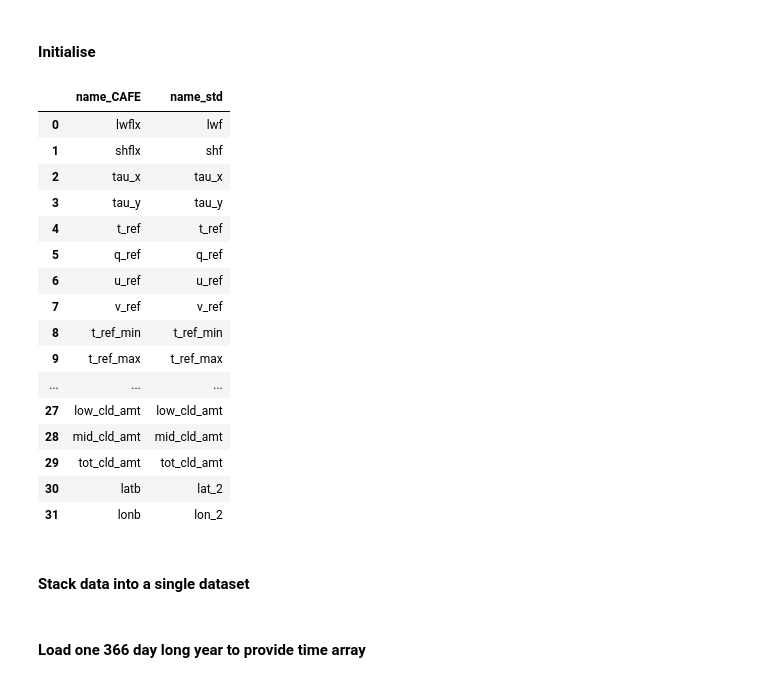
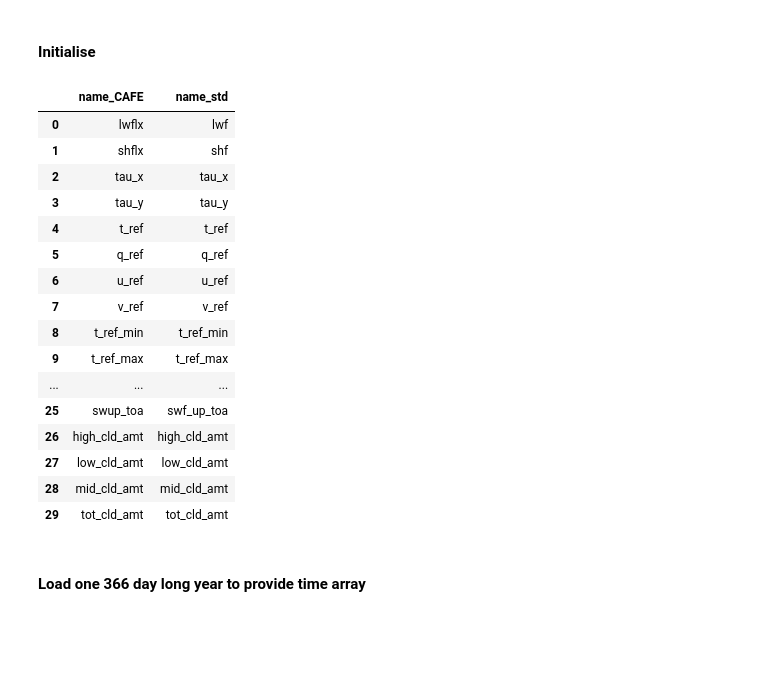
Before and after one commit to csiro-dcfp/doppyo, a Jupyter notebook: support/build_CAFE_fcst_v1_atmos_climatology.ipynb, the cells around one changed output. Cells and saved outputs as stored; diff of their text form; code cells hidden in the pictures; blank space fills up the shorter version.

```diff
--- a/support/build_CAFE_fcst_v1_atmos_climatology.ipynb
+++ b/support/build_CAFE_fcst_v1_atmos_climatology.ipynb
@@ -13,43 +13,41 @@ from ipywidgets import FloatProgress
 # %%
 # Location of forecast data -----
 fcst_folder = '/OSM/CBR/OA_DCFP/data/model_output/CAFE/forecasts/v1/'
 fcst_filename = 'atmos_daily*'
 fields = pd.DataFrame( \
         {'name_CAFE': ['lwflx', 'shflx', 'tau_x', 'tau_y', 't_ref', 'q_ref', 'u_ref', 'v_ref', 't_ref_min',
                        't_ref_max', 't_surf', 'ps',  'slp', 'h500', 'hght', 'sphum', 'temp', 'ucomp', 'vcomp',
                        'precip', 'lwdn_sfc', 'lwup_sfc', 'olr',  'swdn_sfc', 'swup_sfc', 'swup_toa',
-                       'high_cld_amt', 'low_cld_amt', 'mid_cld_amt', 'tot_cld_amt', 'latb',  'lonb'],
+                       'high_cld_amt', 'low_cld_amt', 'mid_cld_amt', 'tot_cld_amt'],
          'name_std' : ['lwf',   'shf',   'tau_x', 'tau_y', 't_ref', 'q_ref', 'u_ref', 'v_ref', 't_ref_min',
                        't_ref_max', 't_s',    'p_s', 'slp', 'h500', 'gh',   'sphum', 'temp', 'u',     'v',
                        'precip', 'lwf_dn_s', 'lwf_up_s', 'olwr', 'swf_dn_s', 'swf_up_s', 'swf_up_toa',
-                       'high_cld_amt', 'low_cld_amt', 'mid_cld_amt', 'tot_cld_amt', 'lat_2', 'lon_2']}
+                       'high_cld_amt', 'low_cld_amt', 'mid_cld_amt', 'tot_cld_amt']}
                      )
 name_dict = fields.set_index('name_CAFE').to_dict()['name_std']
 
 fields
 # %% [output]
 |  | name_CAFE | name_std |
 | 0 | lwflx | lwf |
 | 1 | shflx | shf |
 | 2 | tau_x | tau_x |
 | 3 | tau_y | tau_y |
 | 4 | t_ref | t_ref |
 | 5 | q_ref | q_ref |
 | 6 | u_ref | u_ref |
 | 7 | v_ref | v_ref |
 | 8 | t_ref_min | t_ref_min |
 | 9 | t_ref_max | t_ref_max |
 | ... | ... | ... |
+| 25 | swup_toa | swf_up_toa |
+| 26 | high_cld_amt | high_cld_amt |
 | 27 | low_cld_amt | low_cld_amt |
 | 28 | mid_cld_amt | mid_cld_amt |
 | 29 | tot_cld_amt | tot_cld_amt |
-| 30 | latb | lat_2 |
-| 31 | lonb | lon_2 |
 # %%
 # Initial dates to include (takes approximately 1 min 30 sec per date) -----
 init_dates = pd.date_range('2002-2','2016-5' , freq='1MS')
 
 # Ensembles to include -----
 ensembles = range(1,12)
-# %% [markdown]
-#### Stack data into a single dataset
```
Also changed, not shown: parts of 4 cells of this notebook, 3 other files.
